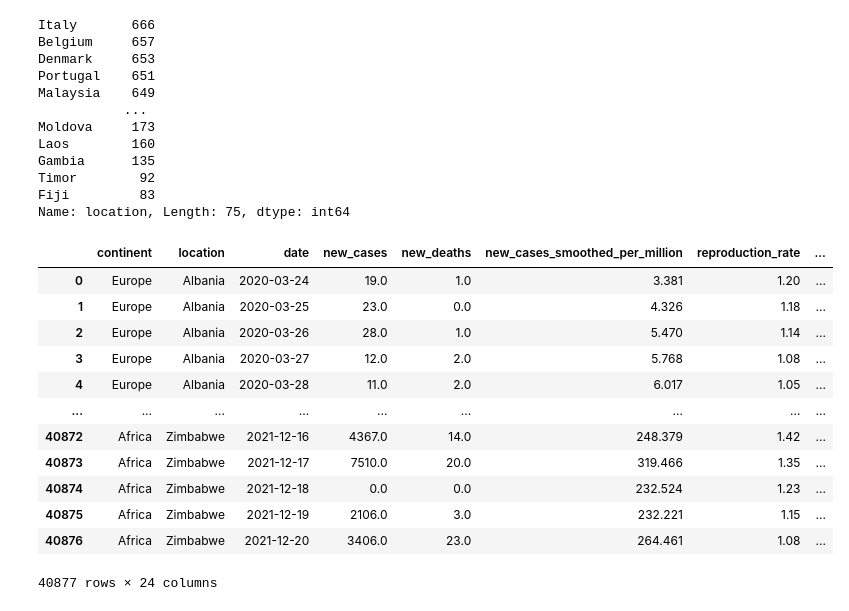
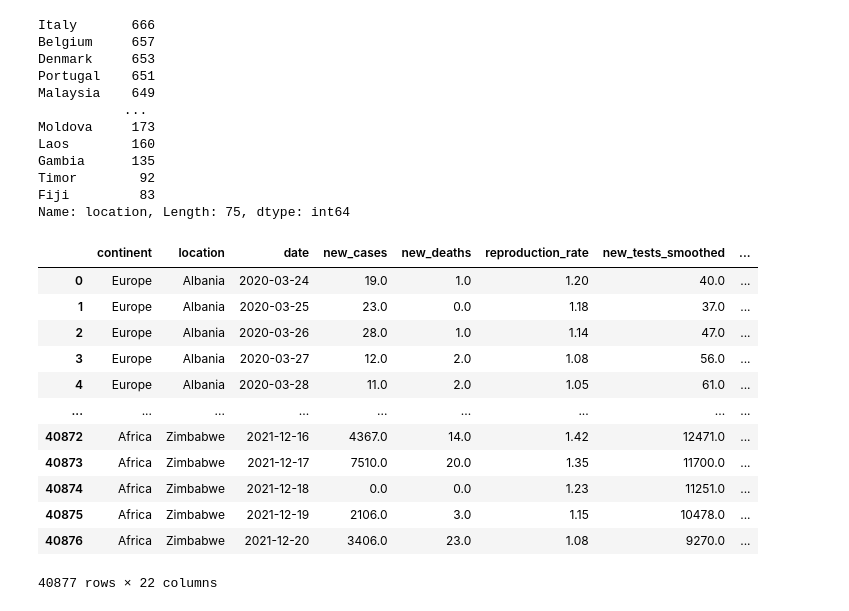
Before and after one commit to RobC30/COVID-Risk-Analysis, a Jupyter notebook: COVID_Start_Jupyter_Notebook.ipynb, the cells around one changed output. Drawn from its saved outputs; the diff is of its cells as text; code cells hidden in the pictures.

```diff
--- a/COVID_Start_Jupyter_Notebook.ipynb
+++ b/COVID_Start_Jupyter_Notebook.ipynb
@@ -374,20 +374,20 @@ Timor        92
 Fiji         83
 Name: location, Length: 75, dtype: int64
 # %%
-# Data preprocessing - dropping 'iso_code' as it is redundant; location has the same purpose
-cleaned_df = cleaned_df.drop(['iso_code'],axis=1)
+# Data preprocessing - dropping 'iso_code' as it is redundant; location has the same purpose - also removing 'new_cases_smoothed_per_million' + 'tests_units'
+cleaned_df = cleaned_df.drop(['iso_code', 'new_cases_smoothed_per_million', 'tests_units'],axis=1)
 cleaned_df
 # %% [output]
-|  | continent | location | date | new_cases | new_deaths | new_cases_smoothed_per_million | reproduction_rate | ... |
-| 0 | Europe | Albania | 2020-03-24 | 19.0 | 1.0 | 3.381 | 1.20 | ... |
-| 1 | Europe | Albania | 2020-03-25 | 23.0 | 0.0 | 4.326 | 1.18 | ... |
-| 2 | Europe | Albania | 2020-03-26 | 28.0 | 1.0 | 5.470 | 1.14 | ... |
-| 3 | Europe | Albania | 2020-03-27 | 12.0 | 2.0 | 5.768 | 1.08 | ... |
-| 4 | Europe | Albania | 2020-03-28 | 11.0 | 2.0 | 6.017 | 1.05 | ... |
+|  | continent | location | date | new_cases | new_deaths | reproduction_rate | new_tests_smoothed | ... |
+| 0 | Europe | Albania | 2020-03-24 | 19.0 | 1.0 | 1.20 | 40.0 | ... |
+| 1 | Europe | Albania | 2020-03-25 | 23.0 | 0.0 | 1.18 | 37.0 | ... |
+| 2 | Europe | Albania | 2020-03-26 | 28.0 | 1.0 | 1.14 | 47.0 | ... |
+| 3 | Europe | Albania | 2020-03-27 | 12.0 | 2.0 | 1.08 | 56.0 | ... |
+| 4 | Europe | Albania | 2020-03-28 | 11.0 | 2.0 | 1.05 | 61.0 | ... |
 | ... | ... | ... | ... | ... | ... | ... | ... | ... |
-| 40872 | Africa | Zimbabwe | 2021-12-16 | 4367.0 | 14.0 | 248.379 | 1.42 | ... |
-| 40873 | Africa | Zimbabwe | 2021-12-17 | 7510.0 | 20.0 | 319.466 | 1.35 | ... |
-| 40874 | Africa | Zimbabwe | 2021-12-18 | 0.0 | 0.0 | 232.524 | 1.23 | ... |
-| 40875 | Africa | Zimbabwe | 2021-12-19 | 2106.0 | 3.0 | 232.221 | 1.15 | ... |
-| 40876 | Africa | Zimbabwe | 2021-12-20 | 3406.0 | 23.0 | 264.461 | 1.08 | ... |
+| 40872 | Africa | Zimbabwe | 2021-12-16 | 4367.0 | 14.0 | 1.42 | 12471.0 | ... |
+| 40873 | Africa | Zimbabwe | 2021-12-17 | 7510.0 | 20.0 | 1.35 | 11700.0 | ... |
+| 40874 | Africa | Zimbabwe | 2021-12-18 | 0.0 | 0.0 | 1.23 | 11251.0 | ... |
+| 40875 | Africa | Zimbabwe | 2021-12-19 | 2106.0 | 3.0 | 1.15 | 10478.0 | ... |
+| 40876 | Africa | Zimbabwe | 2021-12-20 | 3406.0 | 23.0 | 1.08 | 9270.0 | ... |
-40877 rows × 24 columns
+40877 rows × 22 columns
```
Also changed, not shown: parts of 1 cell of this notebook.
